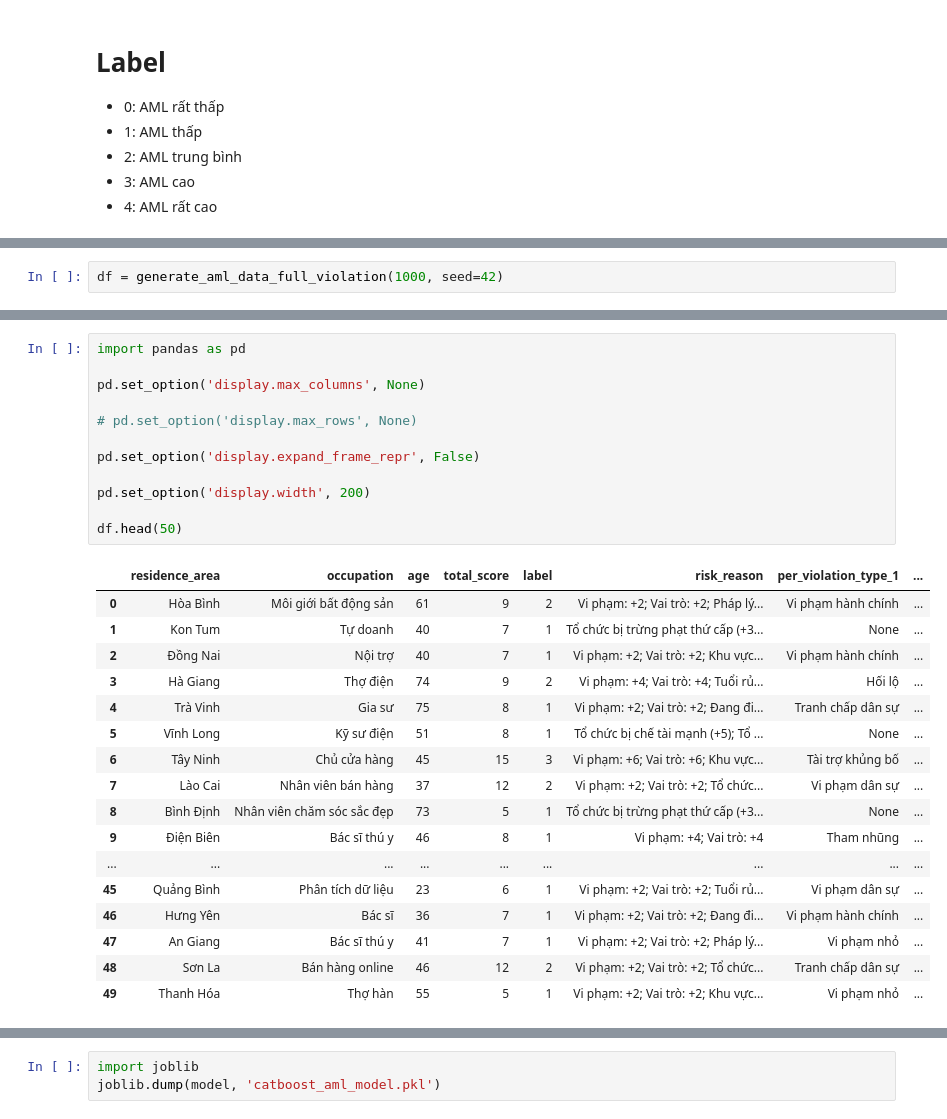
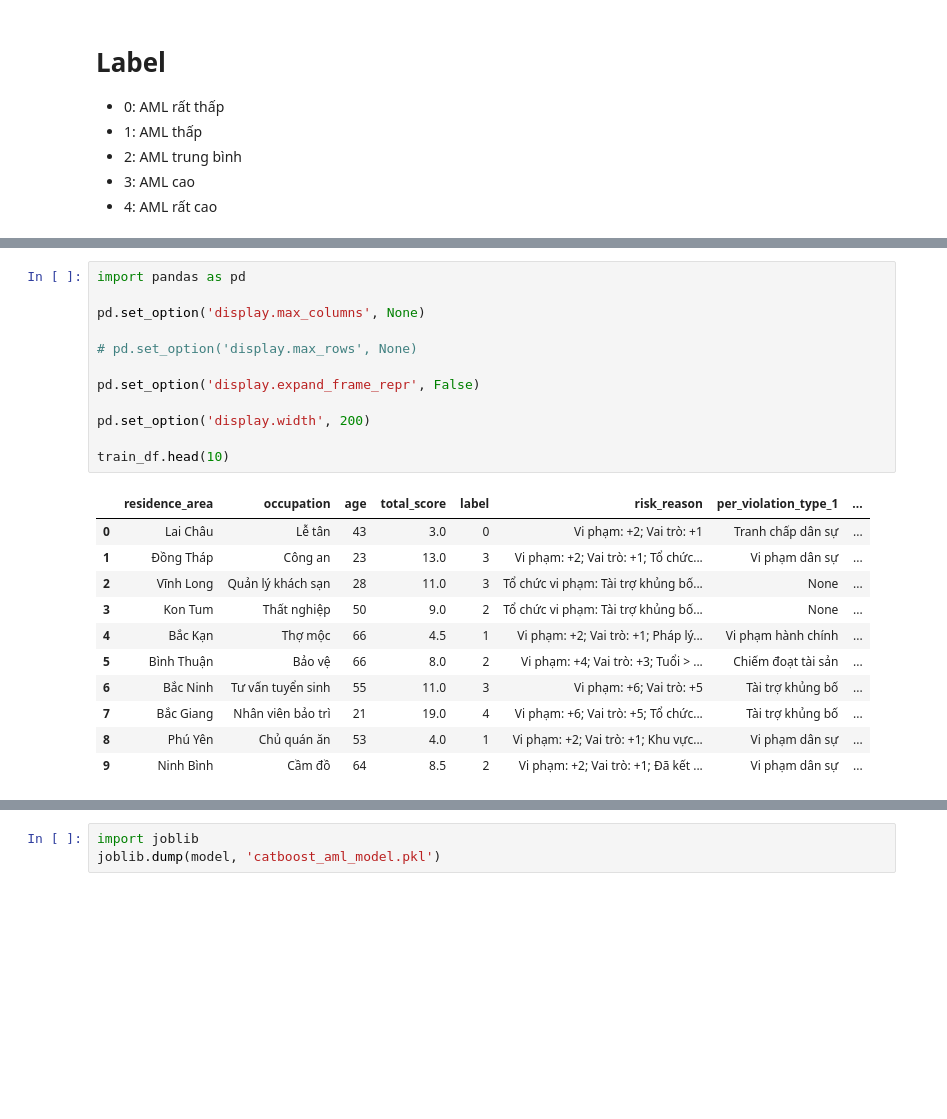
Before and after one commit to hoivd/VPBankHackathon, a Jupyter notebook: notebooks/dataset_task_2_xgboost.ipynb, the cells around one changed output, grey strips where cells are left out. Drawn from its saved outputs; the diff is of its cells as text; blank space fills up the shorter version.

```diff
--- a/notebooks/dataset_task_2_xgboost.ipynb
+++ b/notebooks/dataset_task_2_xgboost.ipynb
@@ -284,2 +7,0 @@ from sklearn.metrics import classification_report
-# %%
-df = generate_aml_data_full_violation(1000, seed=42)
@@ -286,30 +316,24 @@ df = generate_aml_data_full_violation(1000, seed=42)
 # %%
 import pandas as pd
 
 pd.set_option('display.max_columns', None)
 
 # pd.set_option('display.max_rows', None)
 
 pd.set_option('display.expand_frame_repr', False)
 
 pd.set_option('display.width', 200)
 
-df.head(50)
+train_df.head(10)
 # %% [output]
 |  | residence_area | occupation | age | total_score | label | risk_reason | per_violation_type_1 | ... |
-| 0 | Hòa Bình | Môi giới bất động sản | 61 | 9 | 2 | Vi phạm: +2; Vai trò: +2; Pháp lý... | Vi phạm hành chính | ... |
-| 1 | Kon Tum | Tự doanh | 40 | 7 | 1 | Tổ chức bị trừng phạt thứ cấp (+3... | None | ... |
-| 2 | Đồng Nai | Nội trợ | 40 | 7 | 1 | Vi phạm: +2; Vai trò: +2; Khu vực... | Vi phạm hành chính | ... |
-| 3 | Hà Giang | Thợ điện | 74 | 9 | 2 | Vi phạm: +4; Vai trò: +4; Tuổi rủ... | Hối lộ | ... |
-| 4 | Trà Vinh | Gia sư | 75 | 8 | 1 | Vi phạm: +2; Vai trò: +2; Đang đi... | Tranh chấp dân sự | ... |
-| 5 | Vĩnh Long | Kỹ sư điện | 51 | 8 | 1 | Tổ chức bị chế tài mạnh (+5); Tổ ... | None | ... |
-| 6 | Tây Ninh | Chủ cửa hàng | 45 | 15 | 3 | Vi phạm: +6; Vai trò: +6; Khu vực... | Tài trợ khủng bố | ... |
-| 7 | Lào Cai | Nhân viên bán hàng | 37 | 12 | 2 | Vi phạm: +2; Vai trò: +2; Tổ chức... | Vi phạm dân sự | ... |
-| 8 | Bình Định | Nhân viên chăm sóc sắc đẹp | 73 | 5 | 1 | Tổ chức bị trừng phạt thứ cấp (+3... | None | ... |
-| 9 | Điện Biên | Bác sĩ thú y | 46 | 8 | 1 | Vi phạm: +4; Vai trò: +4 | Tham nhũng | ... |
-| ... | ... | ... | ... | ... | ... | ... | ... | ... |
-| 45 | Quảng Bình | Phân tích dữ liệu | 23 | 6 | 1 | Vi phạm: +2; Vai trò: +2; Tuổi rủ... | Vi phạm dân sự | ... |
-| 46 | Hưng Yên | Bác sĩ | 36 | 7 | 1 | Vi phạm: +2; Vai trò: +2; Đang đi... | Vi phạm hành chính | ... |
-| 47 | An Giang | Bác sĩ thú y | 41 | 7 | 1 | Vi phạm: +2; Vai trò: +2; Pháp lý... | Vi phạm nhỏ | ... |
-| 48 | Sơn La | Bán hàng online | 46 | 12 | 2 | Vi phạm: +2; Vai trò: +2; Tổ chức... | Tranh chấp dân sự | ... |
-| 49 | Thanh Hóa | Thợ hàn | 55 | 5 | 1 | Vi phạm: +2; Vai trò: +2; Khu vực... | Vi phạm nhỏ | ... |
+| 0 | Lai Châu | Lễ tân | 43 | 3.0 | 0 | Vi phạm: +2; Vai trò: +1 | Tranh chấp dân sự | ... |
+| 1 | Đồng Tháp | Công an | 23 | 13.0 | 3 | Vi phạm: +2; Vai trò: +1; Tổ chức... | Vi phạm dân sự | ... |
+| 2 | Vĩnh Long | Quản lý khách sạn | 28 | 11.0 | 3 | Tổ chức vi phạm: Tài trợ khủng bố... | None | ... |
+| 3 | Kon Tum | Thất nghiệp | 50 | 9.0 | 2 | Tổ chức vi phạm: Tài trợ khủng bố... | None | ... |
+| 4 | Bắc Kạn | Thợ mộc | 66 | 4.5 | 1 | Vi phạm: +2; Vai trò: +1; Pháp lý... | Vi phạm hành chính | ... |
+| 5 | Bình Thuận | Bảo vệ | 66 | 8.0 | 2 | Vi phạm: +4; Vai trò: +3; Tuổi > ... | Chiếm đoạt tài sản | ... |
+| 6 | Bắc Ninh | Tư vấn tuyển sinh | 55 | 11.0 | 3 | Vi phạm: +6; Vai trò: +5 | Tài trợ khủng bố | ... |
+| 7 | Bắc Giang | Nhân viên bảo trì | 21 | 19.0 | 4 | Vi phạm: +6; Vai trò: +5; Tổ chức... | Tài trợ khủng bố | ... |
+| 8 | Phú Yên | Chủ quán ăn | 53 | 4.0 | 1 | Vi phạm: +2; Vai trò: +1; Khu vực... | Vi phạm dân sự | ... |
+| 9 | Ninh Bình | Cầm đồ | 64 | 8.5 | 2 | Vi phạm: +2; Vai trò: +1; Đã kết ... | Vi phạm dân sự | ... |
```
Also changed, not shown: parts of 20 cells of this notebook.
